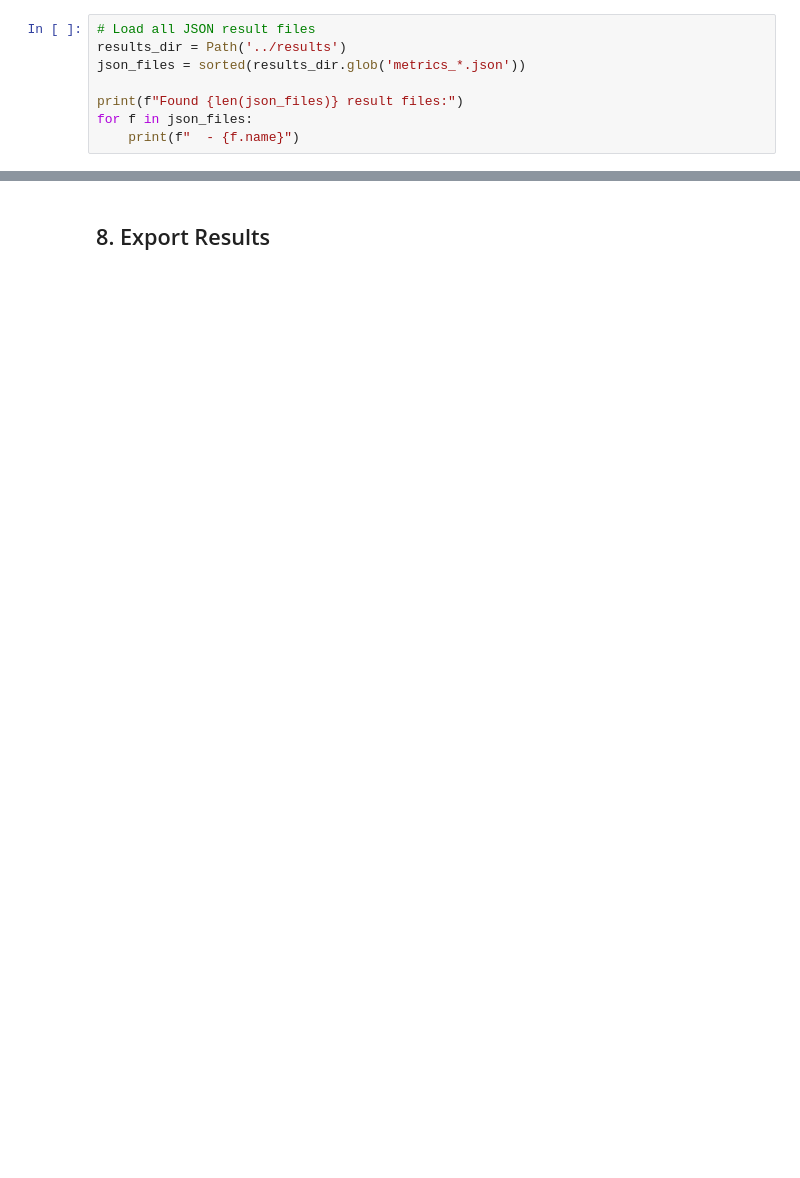
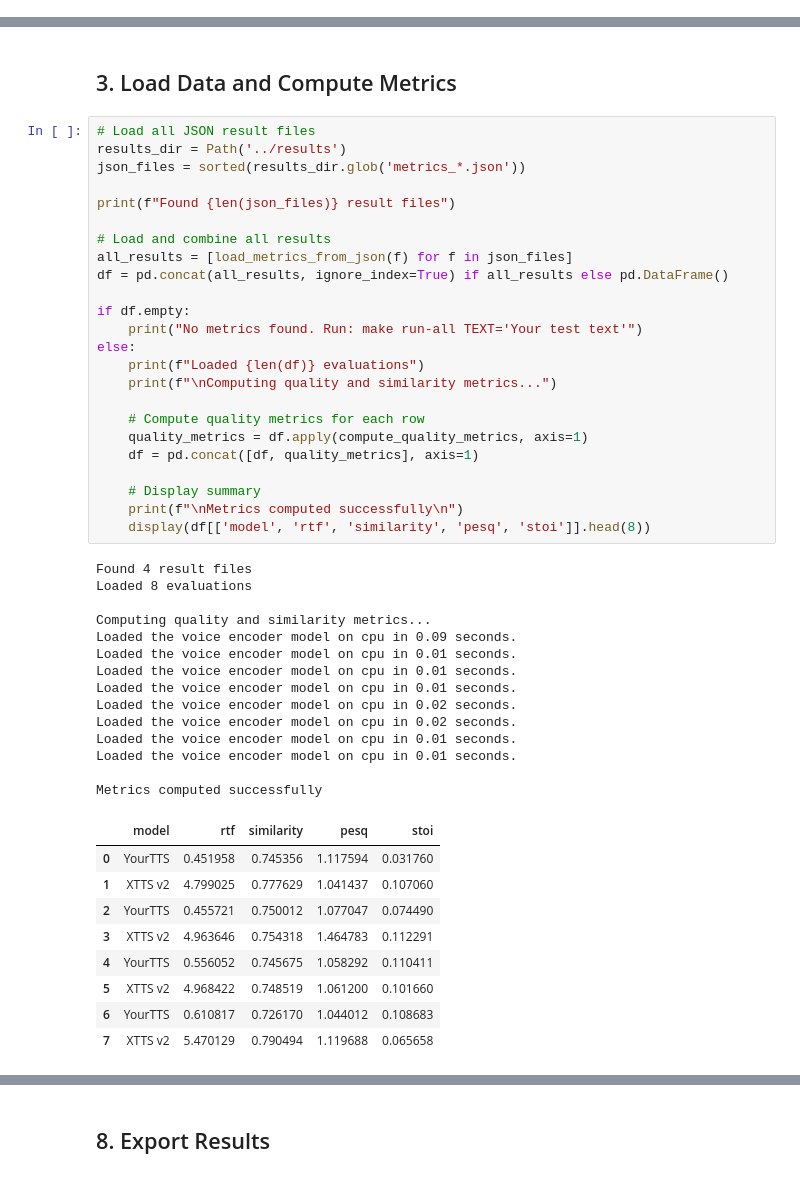
Before and after one commit to VforVitorio/TTS_zero_shot_cloning, a Jupyter notebook: evaluation/evaluation.ipynb, the cells around one changed output, grey strips where cells are left out. Saved outputs shown, nothing was run; the diff lists cells and outputs as text; blank space fills up the shorter version.

```diff
--- a/evaluation/evaluation.ipynb
+++ b/evaluation/evaluation.ipynb
@@ -33,8 +0,0 @@ sns.set_palette("husl")
-# %%
-# Load all JSON result files
-results_dir = Path('../results')
-json_files = sorted(results_dir.glob('metrics_*.json'))
-
-print(f"Found {len(json_files)} result files:")
-for f in json_files:
-    print(f"  - {f.name}")
@@ -298,0 +137,50 @@ RECOMMENDATIONS
+# %% [markdown]
+## 3. Load Data and Compute Metrics
+# %%
+# Load all JSON result files
+results_dir = Path('../results')
+json_files = sorted(results_dir.glob('metrics_*.json'))
+
+print(f"Found {len(json_files)} result files")
+
+# Load and combine all results
+all_results = [load_metrics_from_json(f) for f in json_files]
+df = pd.concat(all_results, ignore_index=True) if all_results else pd.DataFrame()
+
+if df.empty:
+    print("No metrics found. Run: make run-all TEXT='Your test text'")
+else:
+    print(f"Loaded {len(df)} evaluations")
+    print(f"\nComputing quality and similarity metrics...")
+
+    # Compute quality metrics for each row
+    quality_metrics = df.apply(compute_quality_metrics, axis=1)
+    df = pd.concat([df, quality_metrics], axis=1)
+
+    # Display summary
+    print(f"\nMetrics computed successfully\n")
+    display(df[['model', 'rtf', 'similarity', 'pesq', 'stoi']].head(8))
+# %% [output]
+Found 4 result files
+Loaded 8 evaluations
+
+Computing quality and similarity metrics...
+Loaded the voice encoder model on cpu in 0.09 seconds.
+Loaded the voice encoder model on cpu in 0.01 seconds.
+Loaded the voice encoder model on cpu in 0.01 seconds.
+Loaded the voice encoder model on cpu in 0.01 seconds.
+Loaded the voice encoder model on cpu in 0.02 seconds.
+Loaded the voice encoder model on cpu in 0.02 seconds.
+Loaded the voice encoder model on cpu in 0.01 seconds.
+Loaded the voice encoder model on cpu in 0.01 seconds.
+
+Metrics computed successfully
+|  | model | rtf | similarity | pesq | stoi |
+| 0 | YourTTS | 0.451958 | 0.745356 | 1.117594 | 0.031760 |
+| 1 | XTTS v2 | 4.799025 | 0.777629 | 1.041437 | 0.107060 |
+| 2 | YourTTS | 0.455721 | 0.750012 | 1.077047 | 0.074490 |
+| 3 | XTTS v2 | 4.963646 | 0.754318 | 1.464783 | 0.112291 |
+| 4 | YourTTS | 0.556052 | 0.745675 | 1.058292 | 0.110411 |
+| 5 | XTTS v2 | 4.968422 | 0.748519 | 1.061200 | 0.101660 |
+| 6 | YourTTS | 0.610817 | 0.726170 | 1.044012 | 0.108683 |
+| 7 | XTTS v2 | 5.470129 | 0.790494 | 1.119688 | 0.065658 |
```
Also changed, not shown: parts of 36 cells of this notebook, 4 other files.
